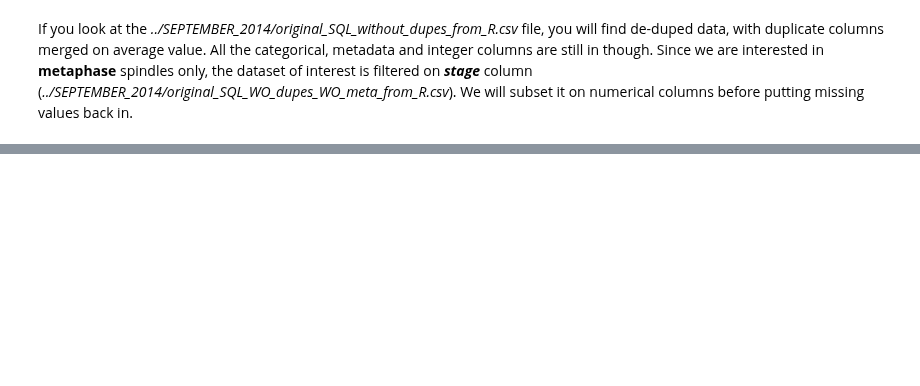
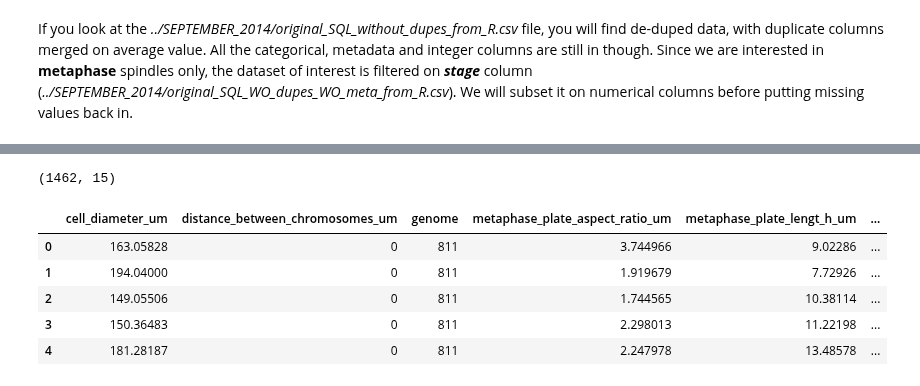
Before and after one commit to emmaggie/SPINDLE_ZOO, a Jupyter notebook: SEPTEMBER_2014/A_Marina_spindle_zoo_part7_missing_data.ipynb, the cells around one changed output, grey strips where cells are left out. Cells and saved outputs as stored; diff of their text form; code cells hidden in the pictures; blank space fills up the shorter version.

```diff
--- a/SEPTEMBER_2014/A_Marina_spindle_zoo_part7_missing_data.ipynb
+++ b/SEPTEMBER_2014/A_Marina_spindle_zoo_part7_missing_data.ipynb
@@ -27,0 +68,11 @@ Index([u'Unnamed: 0', u'date', u'image', u'objective', u'time_pf', u'num_of_cell
+# %%
+print input_df[continuous_vars].shape
+input_df[continuous_vars].head()
+# %% [output]
+(1462, 15)
+|  | cell_diameter_um | distance_between_chromosomes_um | genome | metaphase_plate_aspect_ratio_um | metaphase_plate_lengt_h_um | ... |
+| 0 | 163.05828 | 0 | 811 | 3.744966 | 9.02286 | ... |
+| 1 | 194.04000 | 0 | 811 | 1.919679 | 7.72926 | ... |
+| 2 | 149.05506 | 0 | 811 | 1.744565 | 10.38114 | ... |
+| 3 | 150.36483 | 0 | 811 | 2.298013 | 11.22198 | ... |
+| 4 | 181.28187 | 0 | 811 | 2.247978 | 13.48578 | ... |
```
Also changed, not shown: parts of 22 cells of this notebook, 6 other files.
